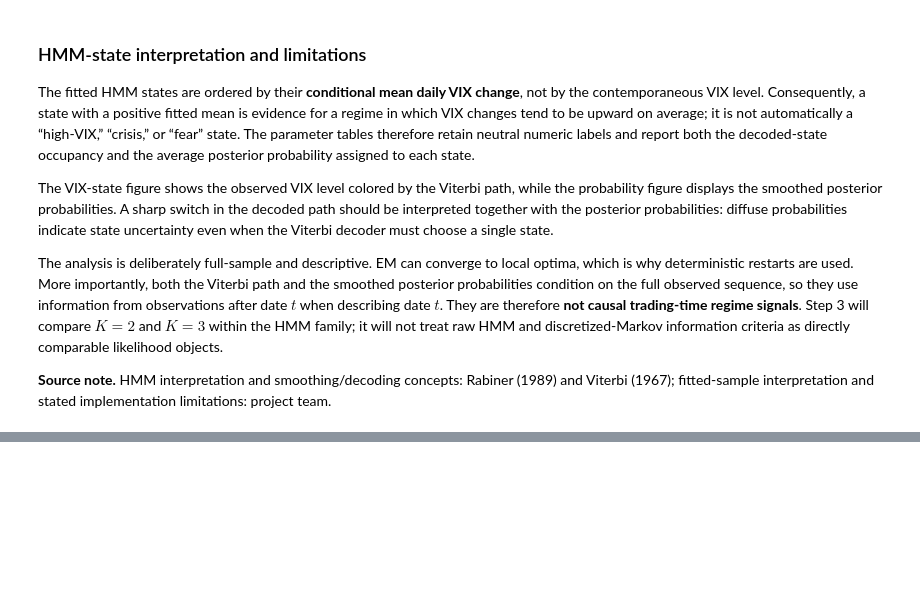
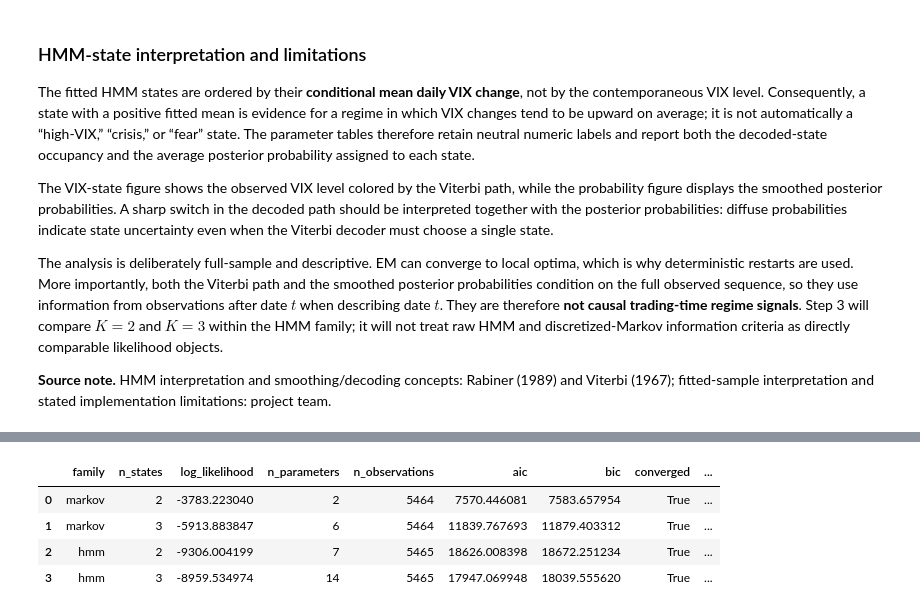
Before and after one commit to SergejSchweizer/vix-regime-allocation, a Jupyter notebook: notebooks/gwp2_vix_regime_allocation.ipynb, the cells around one changed output, grey strips where cells are left out. Cells and saved outputs as stored; diff of their text form; code cells hidden in the pictures; blank space fills up the shorter version.

Commit message:
PR-23 — Notebook Step 3 model selection + selected-state provenance [generated]

```diff
--- a/notebooks/gwp2_vix_regime_allocation.ipynb
+++ b/notebooks/gwp2_vix_regime_allocation.ipynb
@@ -487,0 +460,80 @@ display(Markdown(chr(10).join(f"- {_mla_entry(references[key])}" for key in cite
+# %%
+from hashlib import sha256
+import json
+
+from vix_regime_allocation.model_selection import (
+    COMPARISON_COLUMNS,
+    build_model_comparison,
+    select_preferred_model,
+)
+
+step3_table_dir = repo_root / "reports/tables"
+step3_generated_dir = repo_root / "reports/generated"
+step3_table_dir.mkdir(parents=True, exist_ok=True)
+step3_generated_dir.mkdir(parents=True, exist_ok=True)
+
+markov_candidate_list = [markov_candidates[k] for k in (2, 3)]
+hmm_candidate_list = [hmm_candidates[k] for k in (2, 3)]
+
+step3_comparison = build_model_comparison(markov_candidate_list, hmm_candidate_list)
+step3_selection = select_preferred_model(
+    step3_comparison, markov_candidate_list, hmm_candidate_list
+)
+
+comparison_path = step3_table_dir / "step3_model_comparison.csv"
+selected_states_path = step3_table_dir / "step3_selected_states.csv"
+selected_model_path = step3_generated_dir / "step3_selected_model.json"
+
+assert tuple(step3_comparison.columns) == COMPARISON_COLUMNS
+assert len(step3_comparison) == 4
+step3_comparison.to_csv(comparison_path, index=False)
+
+selected_states = step3_selection["states"].copy()
+selected_states.name = "state"
+assert selected_states.index.equals(data.index)
+assert selected_states.index.name == "Date"
+assert selected_states.notna().all()
+
+state_source_path = repo_root / str(step3_selection["state_source"])
+source_states = pd.read_csv(state_source_path, parse_dates=["Date"], index_col="Date")["state"]
+source_states.index.name = "Date"
+source_states.name = "state"
+source_states = source_states.astype("int64")
+selected_states = selected_states.astype("int64")
+assert source_states.equals(selected_states)
+
+selected_states.rename_axis("Date").reset_index().to_csv(selected_states_path, index=False)
+input_sha256 = sha256(data_path.read_bytes()).hexdigest()
+selected_model = {
+    "family": step3_selection["family"],
+    "n_states": int(step3_selection["n_states"]),
+    "state_source": step3_selection["state_source"],
+    "selection_reason": step3_selection["selection_reason"],
+    "markov_best_n_states": int(step3_selection["markov_best_n_states"]),
+    "hmm_best_n_states": int(step3_selection["hmm_best_n_states"]),
+    "input_data_sha256": input_sha256,
+    "selected_states_path": "reports/tables/step3_selected_states.csv",
+}
+assert tuple(selected_model) == (
+    "family",
+    "n_states",
+    "state_source",
+    "selection_reason",
+    "markov_best_n_states",
+    "hmm_best_n_states",
+    "input_data_sha256",
+    "selected_states_path",
+)
+selected_model_path.write_text(json.dumps(selected_model, indent=2) + chr(10), encoding="utf-8")
+
+display(Markdown("### Four-candidate information-criterion table"))
+display(step3_comparison)
+display(Markdown("### Deterministic preferred-model decision"))
+display(pd.Series(selected_model, name="value").to_frame())
+display(
+    Markdown(
+        f"**Selected model:** {selected_model['family'].upper()} with "
+        f"$K={selected_model['n_states']}$. {selected_model['selection_reason']}"
+    )
+)
+# %% [output]
@@ -487,0 +541,5 @@ display(Markdown(chr(10).join(f"- {_mla_entry(references[key])}" for key in cite
+|  | family | n_states | log_likelihood | n_parameters | n_observations | aic | bic | converged | ... |
+| 0 | markov | 2 | -3783.223040 | 2 | 5464 | 7570.446081 | 7583.657954 | True | ... |
+| 1 | markov | 3 | -5913.883847 | 6 | 5464 | 11839.767693 | 11879.403312 | True | ... |
+| 2 | hmm | 2 | -9306.004199 | 7 | 5465 | 18626.008398 | 18672.251234 | True | ... |
+| 3 | hmm | 3 | -8959.534974 | 14 | 5465 | 17947.069948 | 18039.555620 | True | ... |
```
Also changed, not shown: parts of 7 cells of this notebook, 5 other files.
